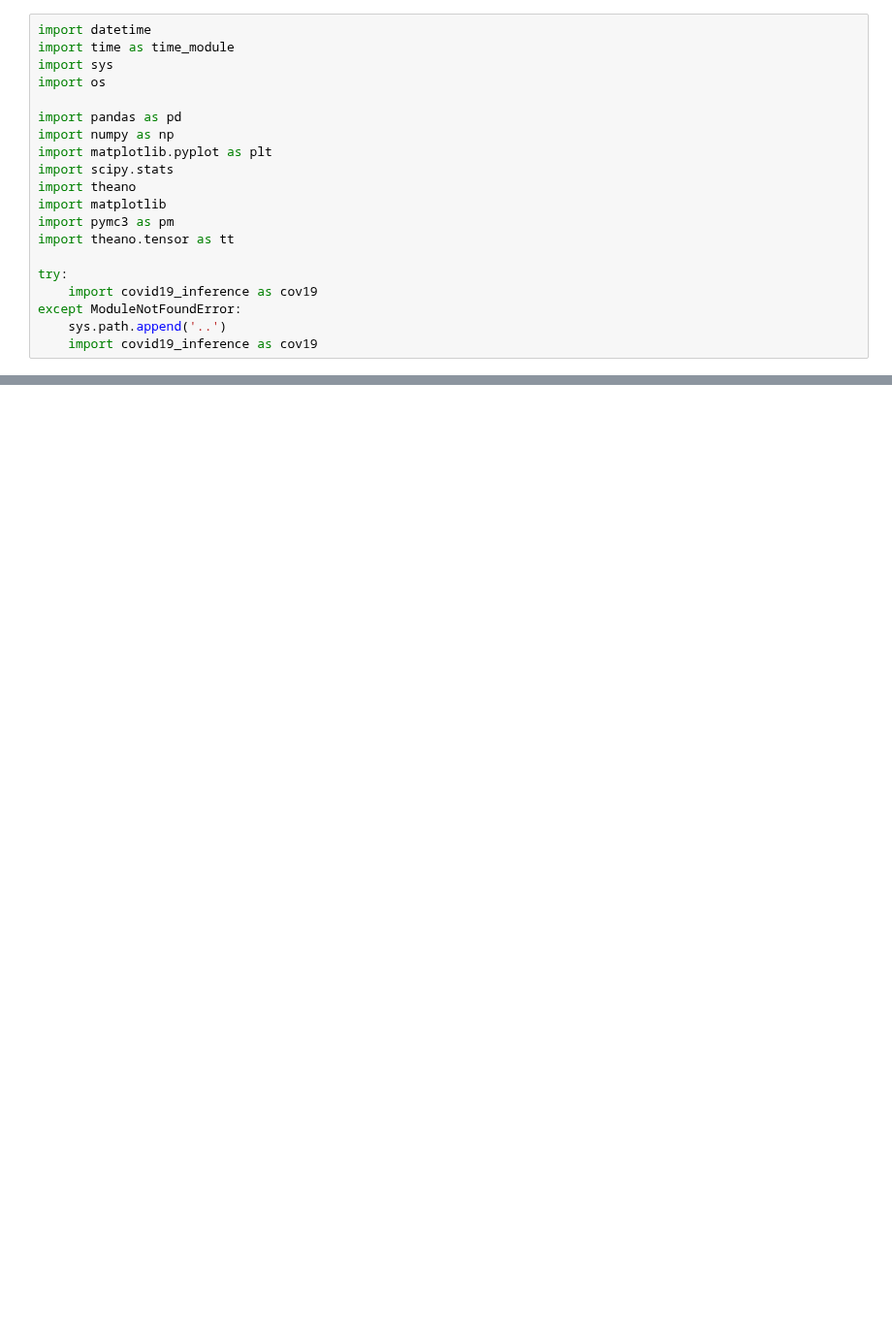
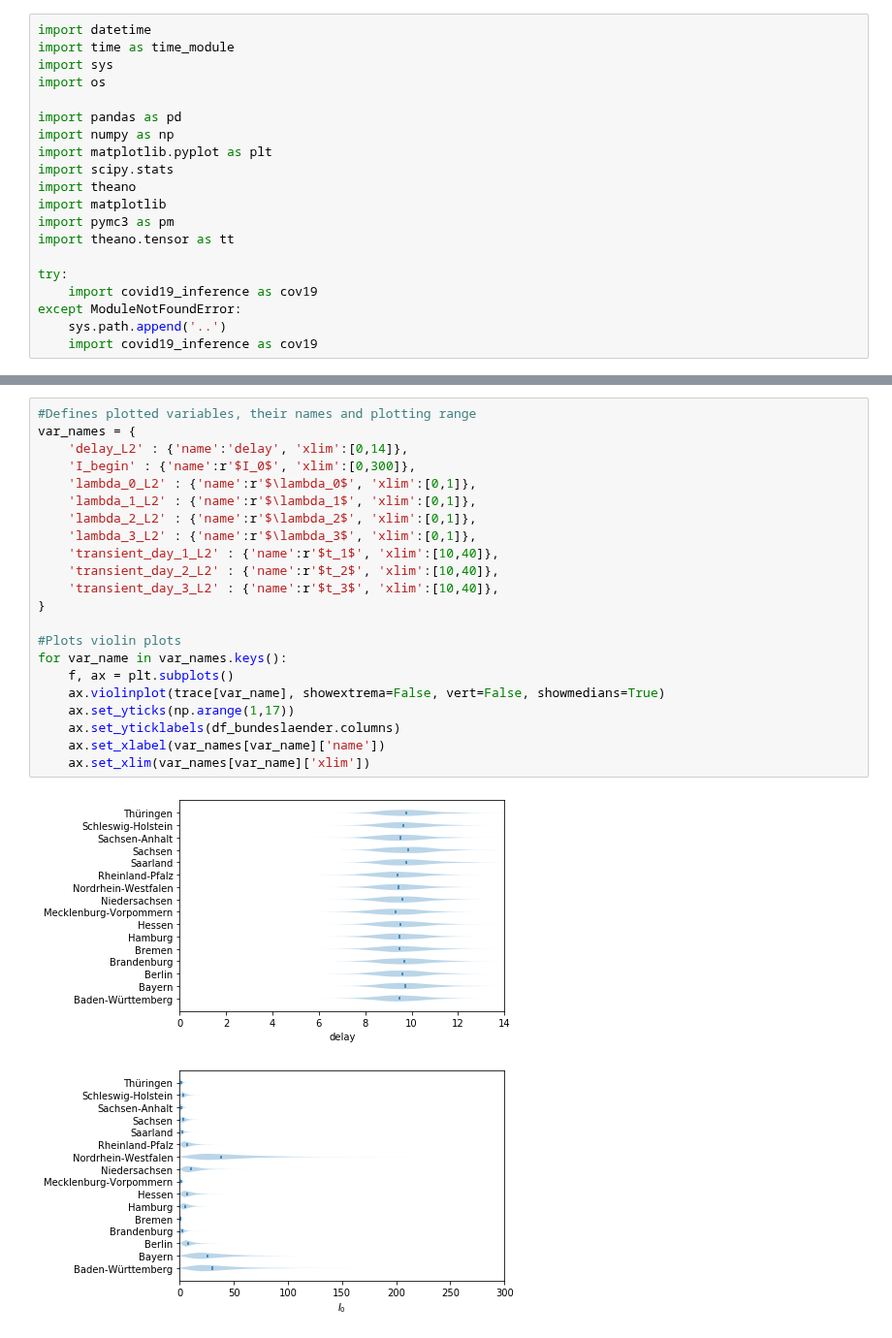
Before and after one commit to Priesemann-Group/covid19_inference, a Jupyter notebook: scripts/example_bundeslaender.ipynb, the cells around one changed output, grey strips where cells are left out. Shown at 97% size. Drawn from its saved outputs; the diff is of its cells as text; blank space fills up the shorter version.

Commit message:
Touches up example_bundeslaender

```diff
--- a/scripts/example_bundeslaender.ipynb
+++ b/scripts/example_bundeslaender.ipynb
@@ -135,0 +152,25 @@ WARNING  [pymc3] The number of effective samples is smaller than 10% for some pa
+# %%
+#Defines plotted variables, their names and plotting range
+var_names = {
+    'delay_L2' : {'name':'delay', 'xlim':[0,14]},
+    'I_begin' : {'name':r'$I_0$', 'xlim':[0,300]},
+    'lambda_0_L2' : {'name':r'$\lambda_0$', 'xlim':[0,1]},
+    'lambda_1_L2' : {'name':r'$\lambda_1$', 'xlim':[0,1]},
+    'lambda_2_L2' : {'name':r'$\lambda_2$', 'xlim':[0,1]},
+    'lambda_3_L2' : {'name':r'$\lambda_3$', 'xlim':[0,1]},
+    'transient_day_1_L2' : {'name':r'$t_1$', 'xlim':[10,40]},
+    'transient_day_2_L2' : {'name':r'$t_2$', 'xlim':[10,40]},
+    'transient_day_3_L2' : {'name':r'$t_3$', 'xlim':[10,40]},
+}
+
+#Plots violin plots
+for var_name in var_names.keys():
+    f, ax = plt.subplots()
+    ax.violinplot(trace[var_name], showextrema=False, vert=False, showmedians=True)
+    ax.set_yticks(np.arange(1,17))
+    ax.set_yticklabels(df_bundeslaender.columns)
+    ax.set_xlabel(var_names[var_name]['name'])
+    ax.set_xlim(var_names[var_name]['xlim'])
+# %% [output]
+[figure, added]
+[figure, added]
```
Also changed, not shown: parts of 27 cells of this notebook.
